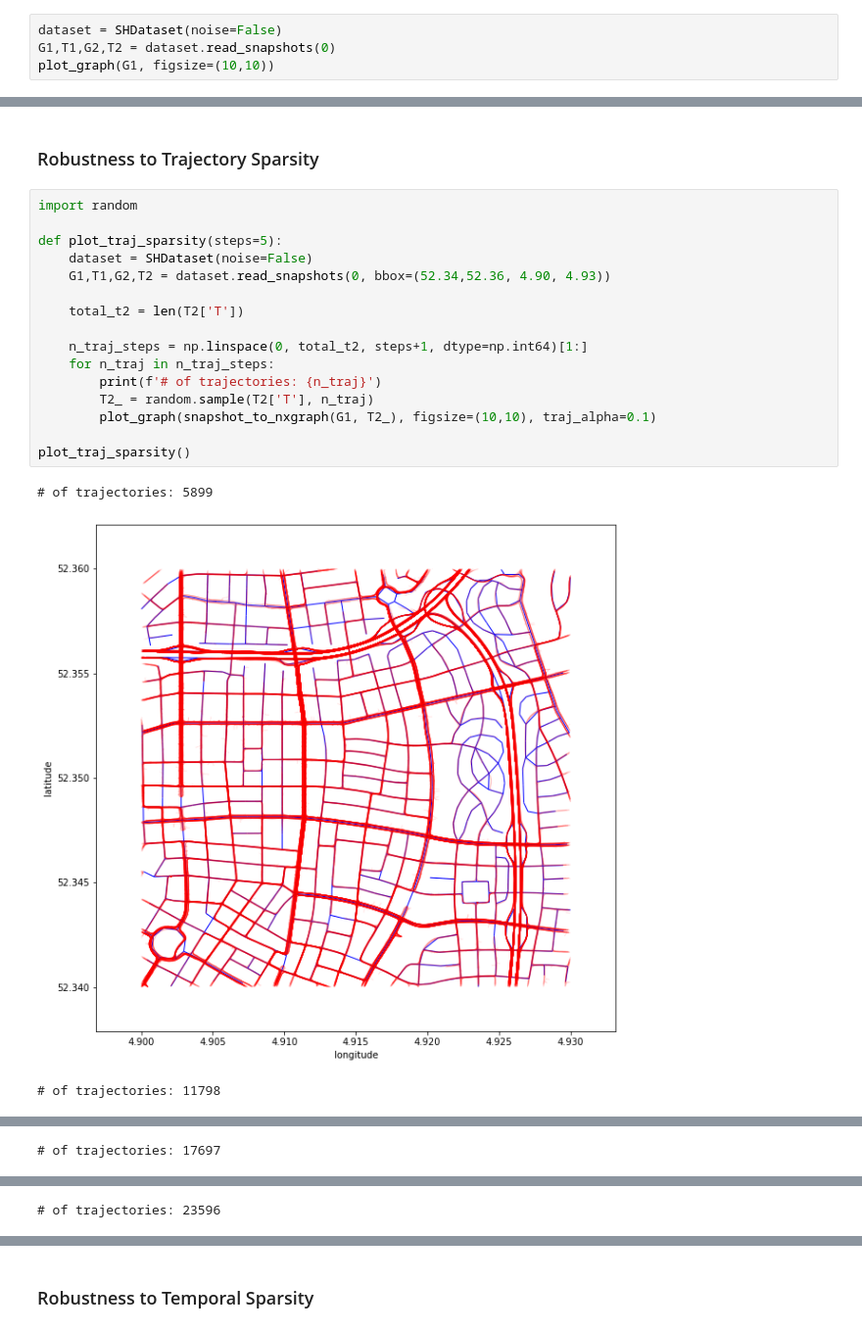
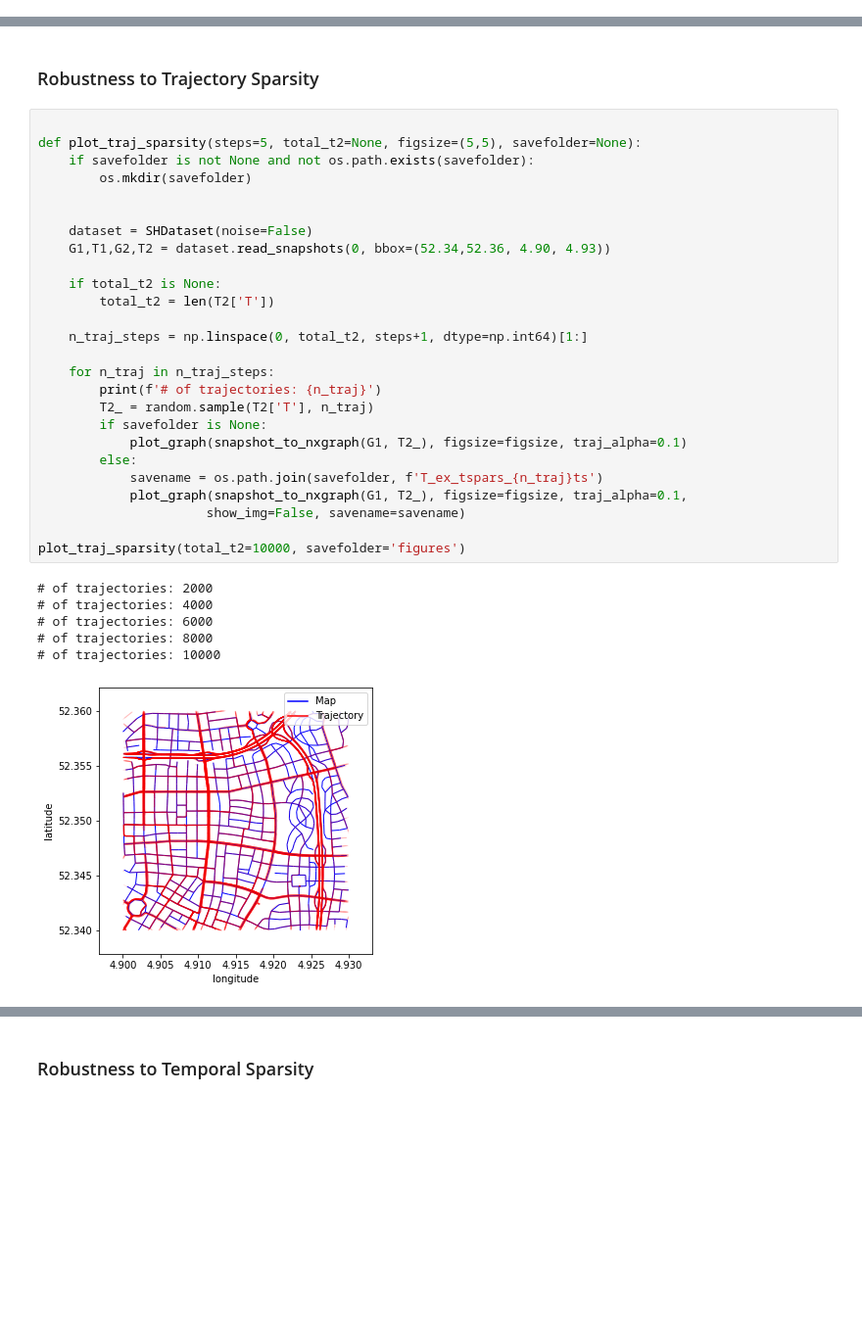
Before and after one commit to KJ-Waller/SyntheticHighways, a Jupyter notebook: ChangeDetection/notebooks/MainExperimentDesignFigures.ipynb, the cells around one changed output, grey strips where cells are left out. Shown at 98% size. Drawn from its saved outputs; the diff is of its cells as text; blank space fills up the shorter version.

Commit message:
Updated notebook for saving paper figures of experiment design section

```diff
--- a/ChangeDetection/notebooks/MainExperimentDesignFigures.ipynb
+++ b/ChangeDetection/notebooks/MainExperimentDesignFigures.ipynb
@@ -9,4 +11,0 @@ from utils.utils import *
-# %%
-dataset = SHDataset(noise=False)
-G1,T1,G2,T2 = dataset.read_snapshots(0)
-plot_graph(G1, figsize=(10,10))
@@ -44,22 +59,35 @@ Noise config: 3
 # %% [markdown]
 ### Robustness to Trajectory Sparsity
 # %%
-import random
 
-def plot_traj_sparsity(steps=5):
+def plot_traj_sparsity(steps=5, total_t2=None, figsize=(5,5), savefolder=None):
+    if savefolder is not None and not os.path.exists(savefolder):
+        os.mkdir(savefolder)
+
+
     dataset = SHDataset(noise=False)
     G1,T1,G2,T2 = dataset.read_snapshots(0, bbox=(52.34,52.36, 4.90, 4.93))
 
-    total_t2 = len(T2['T'])
+    if total_t2 is None:
+        total_t2 = len(T2['T'])
 
     n_traj_steps = np.linspace(0, total_t2, steps+1, dtype=np.int64)[1:]
+
     for n_traj in n_traj_steps:
         print(f'# of trajectories: {n_traj}')
         T2_ = random.sample(T2['T'], n_traj)
-        plot_graph(snapshot_to_nxgraph(G1, T2_), figsize=(10,10), traj_alpha=0.1)
+        if savefolder is None:
+            plot_graph(snapshot_to_nxgraph(G1, T2_), figsize=figsize, traj_alpha=0.1)
+        else:
+            savename = os.path.join(savefolder, f'T_ex_tspars_{n_traj}ts')
+            plot_graph(snapshot_to_nxgraph(G1, T2_), figsize=figsize, traj_alpha=0.1,
+                      show_img=False, savename=savename)
 
-plot_traj_sparsity()
+plot_traj_sparsity(total_t2=10000, savefolder='figures')
 # %% [output]
-# of trajectories: 5899
+# of trajectories: 2000
+# of trajectories: 4000
+# of trajectories: 6000
+# of trajectories: 8000
+# of trajectories: 10000
-[figure, old version]
+[figure, new version]
-# of trajectories: 11798
@@ -67 +94,0 @@ plot_traj_sparsity()
-# of trajectories: 17697
@@ -69 +95,0 @@ plot_traj_sparsity()
-# of trajectories: 23596
```
Also changed, not shown: parts of 5 cells of this notebook.
